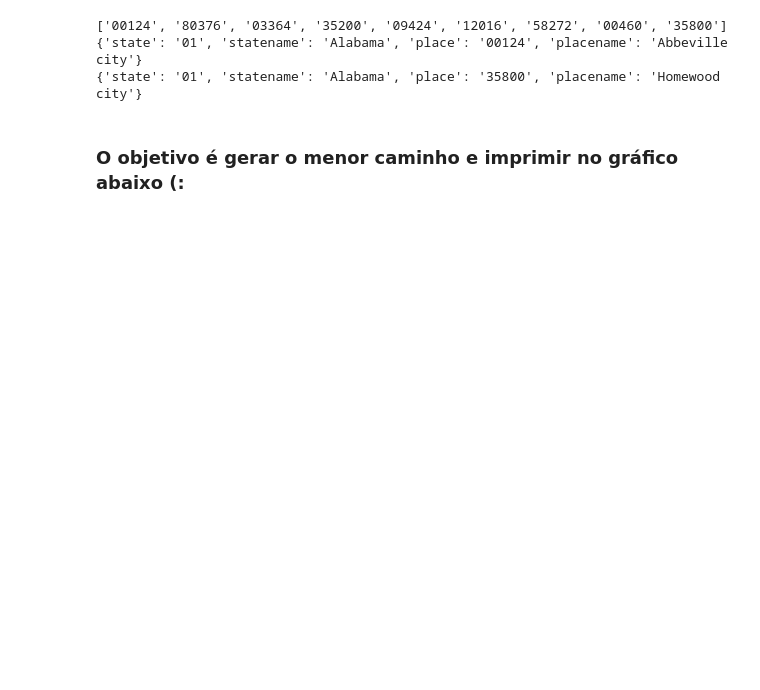
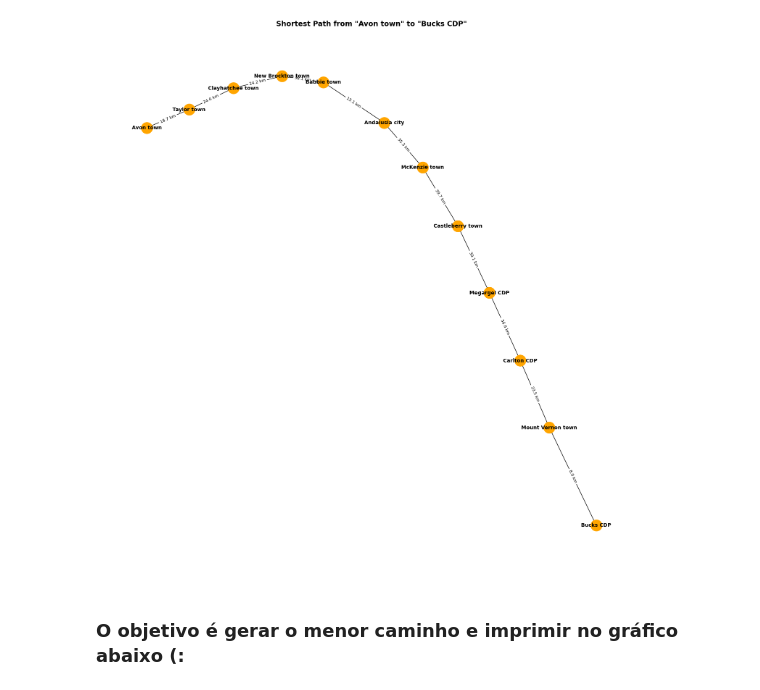
Before and after one commit to projeto-de-algoritmos/Grafos2_Mapa-Menor-Caminho, a Jupyter notebook: djikstra.ipynb, the cells around one changed output. Drawn from its saved outputs; the diff is of its cells as text; code cells hidden in the pictures; blank space fills up the shorter version.

Commit message:
Shortest path plotted

```diff
--- a/djikstra.ipynb
+++ b/djikstra.ipynb
@@ -4,7 +4,8 @@ import csv
 import networkx as nx
 import matplotlib.pyplot as plt
 
-file = './dataset/edge.csv'
+edge_file = './dataset/edge.csv'
+identifiers_file = './dataset/identifiers.csv'
 
 def dijkstra(graph, start, end):
     distances = {vertex: float('infinity') for vertex in graph}
@@ -24,67 +25,73 @@ def dijkstra(graph, start, end):
                 path.insert(0, current_vertex)
                 current_vertex = predecessors[current_vertex]
             return path
 
         for neighbor, weight in graph[current_vertex].items():
             distance = current_distance + weight
 
             if distance < distances[neighbor]:
                 distances[neighbor] = distance
                 predecessors[neighbor] = current_vertex
                 heapq.heappush(priority_queue, (distance, neighbor))
 
     return []
 
-def convertCsvToNodes():
+def createGraph(file_path):
     graph = {}
-    with open(file, newline='') as csvfile:
+    with open(file_path, newline='') as csvfile:
         reader = csv.DictReader(csvfile)
 
         for row in reader:
             place1 = row["place1"]
-            mi_to_place = float(row["mi_to_place"])*1.609
+            mi_to_place = float(row["mi_to_place"]) * 1.609
             place2 = row["place2"]
 
-            if place1 not in graph:
-                graph[place1] = {}
-            if place2 not in graph:
-                graph[place2] = {}
+            graph.setdefault(place1, {})[place2] = mi_to_place
+            graph.setdefault(place2, {})[place1] = mi_to_place
 
-            graph[place1][place2] = float(mi_to_place)
-            graph[place2][place1] = float(mi_to_place)
     return graph
 
-def findRowNames(start,end):
-    ct = 0
-    startNodeData = []
-    endNodeData = []
-    with open('./dataset/identifiers.csv', newline='') as csvfile:
+def getPlaceName(node):
+    with open(identifiers_file, newline='') as csvfile:
         reader = csv.DictReader(csvfile)
         for row in reader:
-            if row['place'] == start:
-                startNodeData = row
-            if row['place'] == end:
-                endNodeData = row
-            if(len(startNodeData) > 0 and len(endNodeData) > 0):
-                break
+            if row['place'] == node:
+                return row['placename']
+
+def drawPath(graph, shortest_path, start, end):
+    G = nx.Graph()
+
+    for place, neighbors in graph.items():
+        G.add_node(place)
+
+        for neighbor, distance in neighbors.items():
+            G.add_edge(place, neighbor, weight=distance)
+
+    subgraph = G.subgraph(shortest_path)
+
+    pos = nx.spring_layout(subgraph, seed=5)
+    labels = {place: getPlaceName(place) for place in shortest_path}
+    edge_labels = {(u, v): f"{round(G[u][v]['weight'], 1)} km" for (u, v) in subgraph.edges()}
+
+    plt.figure(figsize=(15, 15))
+    nx.draw(subgraph, pos, with_labels=True, labels=labels, node_size=500, node_color='orange', font_size=10, font_color='black', font_weight='bold')
+    nx.draw_networkx_edge_labels(subgraph, pos, edge_labels=edge_labels, font_size=8)
+    plt.title(
+        f'Shortest Path from "{getPlaceName(start)}" to "{getPlaceName(end)}"',
+        {'fontsize': 14,
+         'fontweight': 900,
+         'color': 'black'}
+    )
+    plt.show()
 
 
-    return startNodeData, endNodeData
+graph = createGraph(edge_file)
+start = '03364'
+end = '10456'
+shortest_path = dijkstra(graph, start, end)
 
-graph = convertCsvToNodes()
-
-start = '00124'
-end = '35800'
-shortest_distance = dijkstra(graph, start, end)
-placeStart , placeEnd = findRowNames(start, end)
-
-if shortest_distance == float('infinity'):
-    print(f"Não há caminho de {start} para {end}")
-else:
-    print(f"A distância mais curta do estado {placeStart['statename']} da cidade {placeStart['placename']} para estado {placeEnd['statename']} da cidade {placeEnd['placename']} é {round(shortest_distance, 2) } km")
+drawPath(graph, shortest_path, start, end)
 # %% [output]
-['00124', '80376', '03364', '35200', '09424', '12016', '58272', '00460', '35800']
-{'state': '01', 'statename': 'Alabama', 'place': '00124', 'placename': 'Abbeville city'}
-{'state': '01', 'statename': 'Alabama', 'place': '35800', 'placename': 'Homewood city'}
+[figure, added]
 # %% [markdown]
 ### O objetivo é gerar o menor caminho e imprimir no gráfico abaixo (:
```
Also changed, not shown: parts of 1 cell of this notebook.
